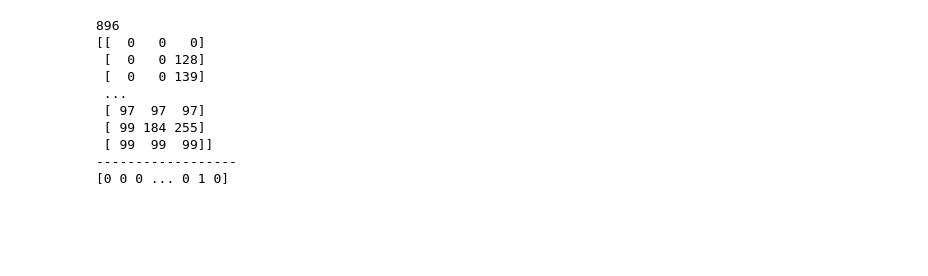
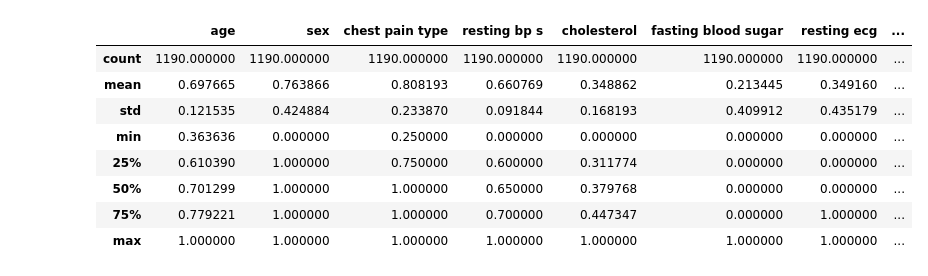
Before and after one commit to reemeerie/TP-FINAL-MATEIII, a Jupyter notebook: TP.ipynb, the cells around one changed output. Cells and saved outputs as stored; diff of their text form; code cells hidden in the pictures; blank space fills up the shorter version.

```diff
--- a/TP.ipynb
+++ b/TP.ipynb
@@ -1,32 +1,32 @@
-# %%
-import pandas as pd
-
-from sklearn.model_selection import train_test_split
-
-all_data = pd.read_csv("https://tinyurl.com/y2qmhfsr", delimiter=",")
-
-# Extraer las columnas de entrada, escalar por 255
-all_inputs = all_data.iloc[:, 0:3].values
-all_outputs = all_data.iloc[:, -1].values
-
-# Dividir en un conjunto de entrenamiento y uno de prueba
-X_train, X_test, Y_train, Y_test = train_test_split(all_inputs, all_outputs,
-    test_size=1/3)
-
-n = X_train.shape[0]
-print(n)
-
-print(all_inputs)
-print("------------------")
-print(all_outputs)
-# %% [output]
-896
-[[  0   0   0]
- [  0   0 128]
- [  0   0 139]
- ...
- [ 97  97  97]
- [ 99 184 255]
- [ 99  99  99]]
-------------------
-[0 0 0 ... 0 1 0]
+# %%
+import pandas as pd
+import numpy as np
+from sklearn.model_selection import train_test_split
+
+all_data = pd.read_csv("heart_statlog.csv")
+columnas = ["age","sex","chest pain type","resting bp s","cholesterol","fasting blood sugar","resting ecg","max heart rate","exercise angina","oldpeak","ST slope","target"]
+all_data[columnas] = all_data[columnas] / all_data[columnas].max()
+all_data.describe()
+
+
+#all_data
+# Extraer las columnas de entrada
+#all_data.columns()
+#all_inputs = (all_data.iloc[:, 0:11].values)
+#all_outputs = all_data.iloc[:, -1].values
+#all_inputs.columns()
+#all_data.describe()
+
+#data_stats = all_inputs.describe().T
+#df_n = (all_inputs - data_stats['mean']) / data_stats['std']  # Para normalizar: (valor - promedio) / desv_estandar
+#df_n
+# %% [output]
+|  | age | sex | chest pain type | resting bp s | cholesterol | fasting blood sugar | resting ecg | ... |
+| count | 1190.000000 | 1190.000000 | 1190.000000 | 1190.000000 | 1190.000000 | 1190.000000 | 1190.000000 | ... |
+| mean | 0.697665 | 0.763866 | 0.808193 | 0.660769 | 0.348862 | 0.213445 | 0.349160 | ... |
+| std | 0.121535 | 0.424884 | 0.233870 | 0.091844 | 0.168193 | 0.409912 | 0.435179 | ... |
+| min | 0.363636 | 0.000000 | 0.250000 | 0.000000 | 0.000000 | 0.000000 | 0.000000 | ... |
+| 25% | 0.610390 | 1.000000 | 0.750000 | 0.600000 | 0.311774 | 0.000000 | 0.000000 | ... |
+| 50% | 0.701299 | 1.000000 | 1.000000 | 0.650000 | 0.379768 | 0.000000 | 0.000000 | ... |
+| 75% | 0.779221 | 1.000000 | 1.000000 | 0.700000 | 0.447347 | 0.000000 | 1.000000 | ... |
+| max | 1.000000 | 1.000000 | 1.000000 | 1.000000 | 1.000000 | 1.000000 | 1.000000 | ... |
```
Also changed, not shown: parts of 4 cells of this notebook.
